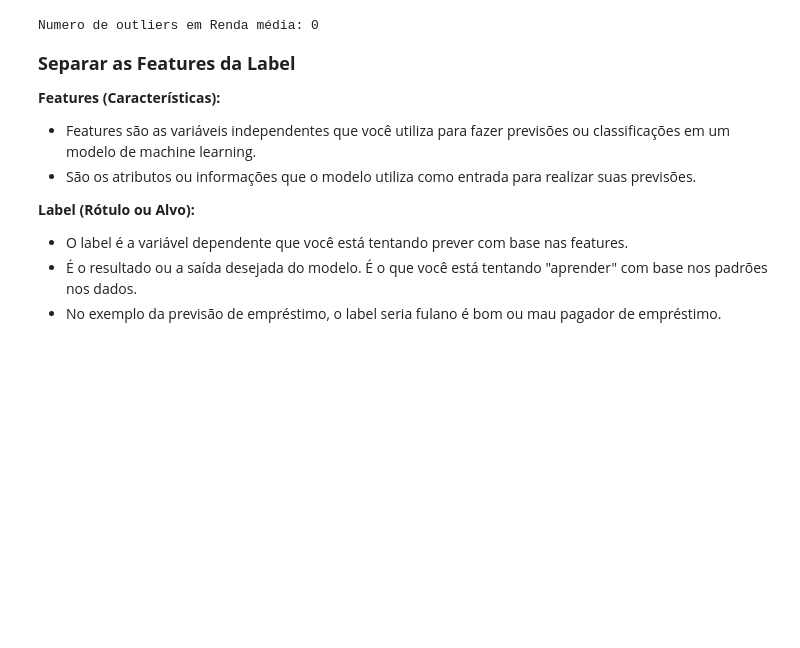
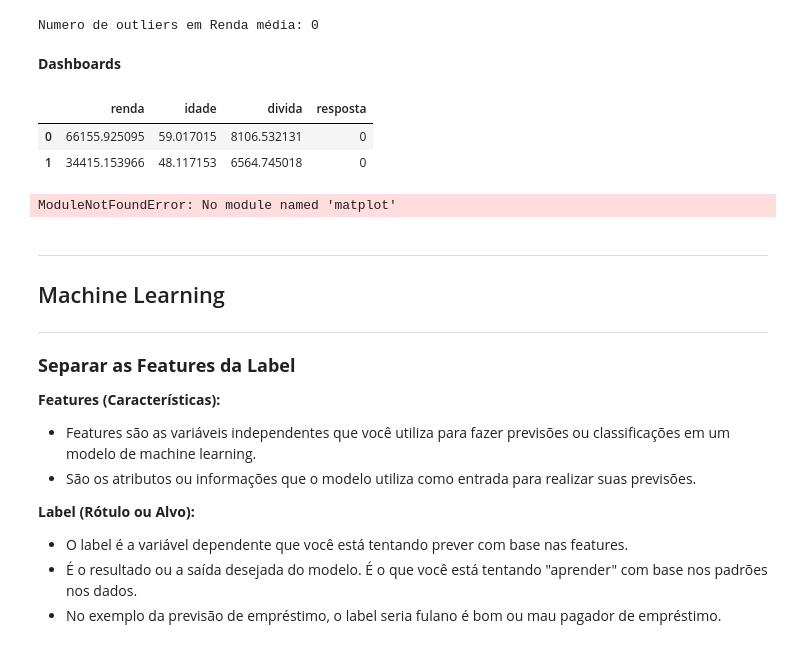
Before and after one commit to rafflds/Portfolio_Datascience, a Jupyter notebook: Portfolio_DataScience.ipynb, the cells around one changed output. Drawn from its saved outputs; the diff is of its cells as text; code cells hidden in the pictures; blank space fills up the shorter version.

```diff
--- a/Portfolio_DataScience.ipynb
+++ b/Portfolio_DataScience.ipynb
@@ -176,6 +181,37 @@ outliers = (df['renda'] < limite_inferior) | (df['renda'] > limite_superior)
 print(f'Numero de outliers em Renda média: {outliers.sum()}')
 # %% [output]
 Numero de outliers em Renda média: 0
+# %% [markdown]
+**Dashboards**
+# %%
+df.head(2)
+# %% [output]
+|  | renda | idade | divida | resposta |
+| 0 | 66155.925095 | 59.017015 | 8106.532131 | 0 |
+| 1 | 34415.153966 | 48.117153 | 6564.745018 | 0 |
+# %%
+# Número de valores únicos
+unique_counts = [df['renda'].nunique(), df['idade'].nunique(), df['divida'].nunique()]
+plu_codes = ['Renda', 'Idade', 'Divida']
+
+# Bar plot
+plt.figure(figsize=(6, 6))
+barplot = sns.barplot(x=plu_codes, y=unique_counts, palette='viridis')
+plt.title('Número de valores exclusivos do dataset')
+plt.xlabel('Colunas')
+plt.ylabel('Número de valores exclusivos')
+
+# Adicione valores de dados no topo das barras
+for i, count in enumerate(unique_counts):
+    barplot.text(i, count + 0.1, str(count), ha='center', va='bottom')
+
+plt.show()
+# %% [output]
+ModuleNotFoundError: No module named 'matplot'
+# %% [markdown]
+***
+## Machine Learning
+***
 # %% [markdown]
 <font size=4>**Separar as Features da Label**
 
```
Also changed, not shown: parts of 3 cells of this notebook.
